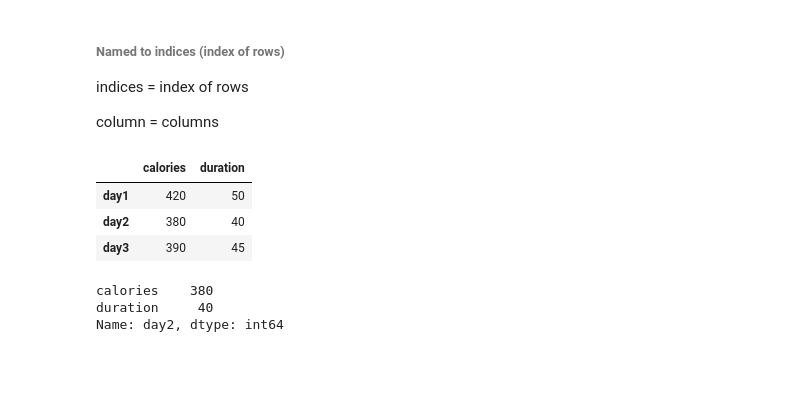
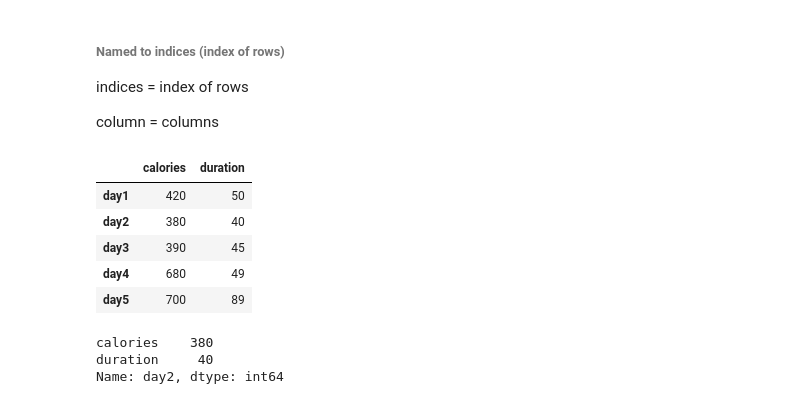
Before and after one commit to Digvijay1000/Pandas, a Jupyter notebook: Digvi_start_to_end_pandas.ipynb, the cells around one changed output. Cells and saved outputs as stored; diff of their text form; code cells hidden in the pictures; blank space fills up the shorter version.

```diff
--- a/Digvi_start_to_end_pandas.ipynb
+++ b/Digvi_start_to_end_pandas.ipynb
@@ -372,17 +373,19 @@ indices = index of rows
 column = columns
 # %%
 data={
-    "calories":[420, 380, 390],
-    "duration":[50,40,45]
+    "calories":[420, 380, 390, 680, 700 ],
+    "duration":[50,40,45, 49, 89]
 }
 # %%
-df=pd.DataFrame(data,index=['day1','day2', 'day3'])
+df=pd.DataFrame(data,index=['day1','day2', 'day3', 'day4', 'day5'])
 df
 # %% [output]
 |  | calories | duration |
 | day1 | 420 | 50 |
 | day2 | 380 | 40 |
 | day3 | 390 | 45 |
+| day4 | 680 | 49 |
+| day5 | 700 | 89 |
 # %%
 # named index
 print(df.loc['day2'])
```
Also changed, not shown: parts of 47 cells of this notebook, 2 other files.
